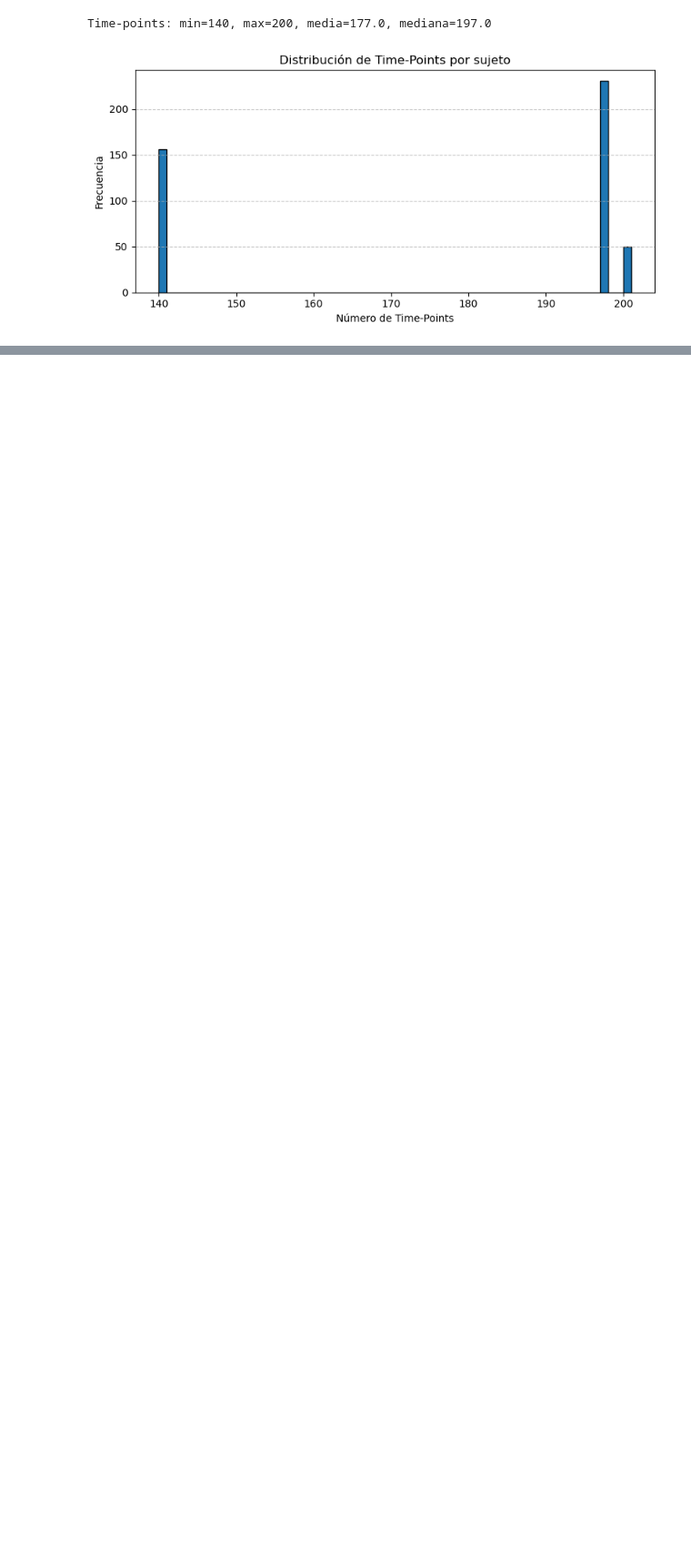
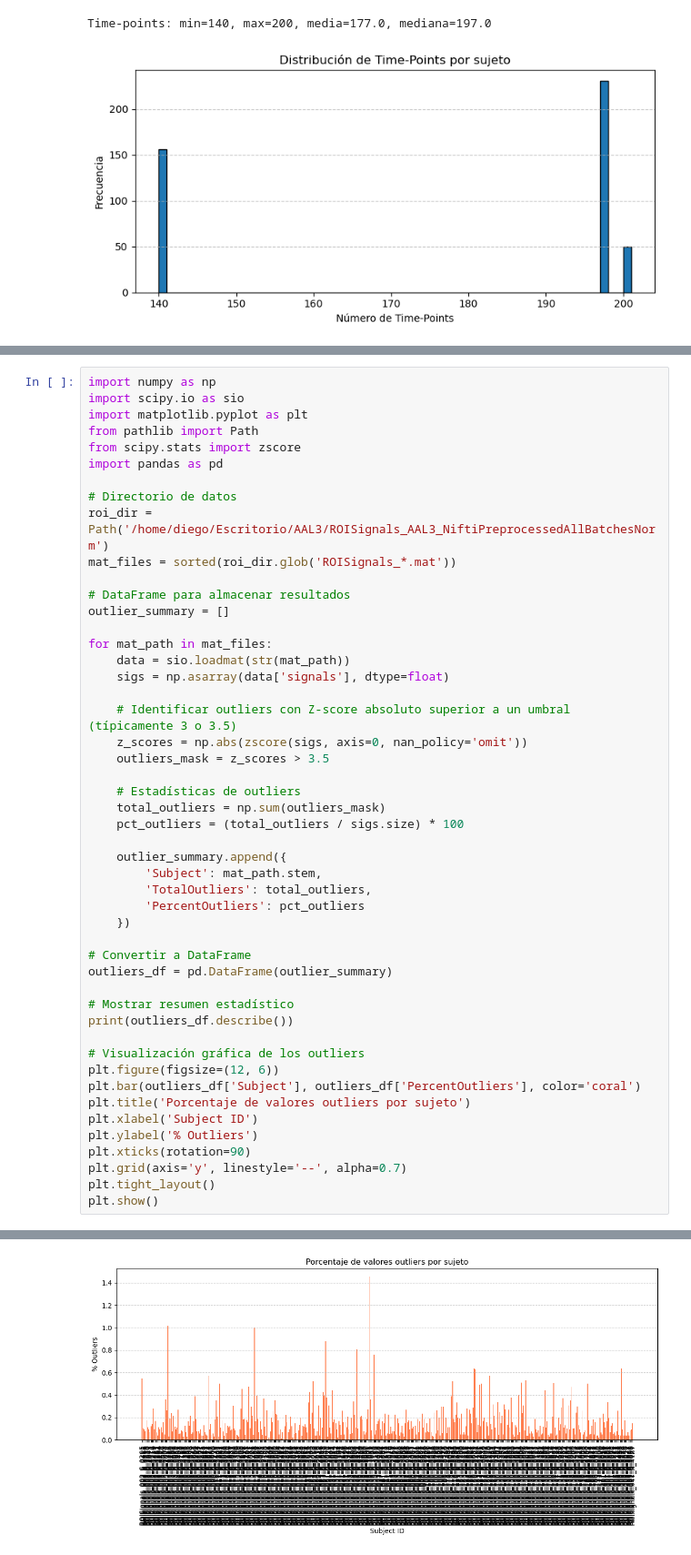
Before and after one commit to SantiagoVBlasL/AAL_166, a Jupyter notebook: check_timepoints_rois.ipynb, the cells around one changed output, grey strips where cells are left out. Shown at 91% size. Saved outputs shown, nothing was run; the diff lists cells and outputs as text; blank space fills up the shorter version.

```diff
--- a/check_timepoints_rois.ipynb
+++ b/check_timepoints_rois.ipynb
@@ -77,0 +186,50 @@ Time-points: min=140, max=200, media=177.0, mediana=197.0
+# %%
+import numpy as np
+import scipy.io as sio
+import matplotlib.pyplot as plt
+from pathlib import Path
+from scipy.stats import zscore
+import pandas as pd
+
+# Directorio de datos
+roi_dir = Path('/home/diego/Escritorio/AAL3/ROISignals_AAL3_NiftiPreprocessedAllBatchesNorm')
+mat_files = sorted(roi_dir.glob('ROISignals_*.mat'))
+
+# DataFrame para almacenar resultados
+outlier_summary = []
+
+for mat_path in mat_files:
+    data = sio.loadmat(str(mat_path))
+    sigs = np.asarray(data['signals'], dtype=float)
+
+    # Identificar outliers con Z-score absoluto superior a un umbral (típicamente 3 o 3.5)
+    z_scores = np.abs(zscore(sigs, axis=0, nan_policy='omit'))
+    outliers_mask = z_scores > 3.5
+
+    # Estadísticas de outliers
+    total_outliers = np.sum(outliers_mask)
+    pct_outliers = (total_outliers / sigs.size) * 100
+
+    outlier_summary.append({
+        'Subject': mat_path.stem,
+        'TotalOutliers': total_outliers,
+        'PercentOutliers': pct_outliers
+    })
+
+# Convertir a DataFrame
+outliers_df = pd.DataFrame(outlier_summary)
+
+# Mostrar resumen estadístico
+print(outliers_df.describe())
+
+# Visualización gráfica de los outliers
+plt.figure(figsize=(12, 6))
+plt.bar(outliers_df['Subject'], outliers_df['PercentOutliers'], color='coral')
+plt.title('Porcentaje de valores outliers por sujeto')
+plt.xlabel('Subject ID')
+plt.ylabel('% Outliers')
+plt.xticks(rotation=90)
+plt.grid(axis='y', linestyle='--', alpha=0.7)
+plt.tight_layout()
+plt.show()
+# %% [output]
@@ -77,0 +245 @@ Time-points: min=140, max=200, media=177.0, mediana=197.0
+[figure, added]
```
Also changed, not shown: parts of 5 cells of this notebook.
